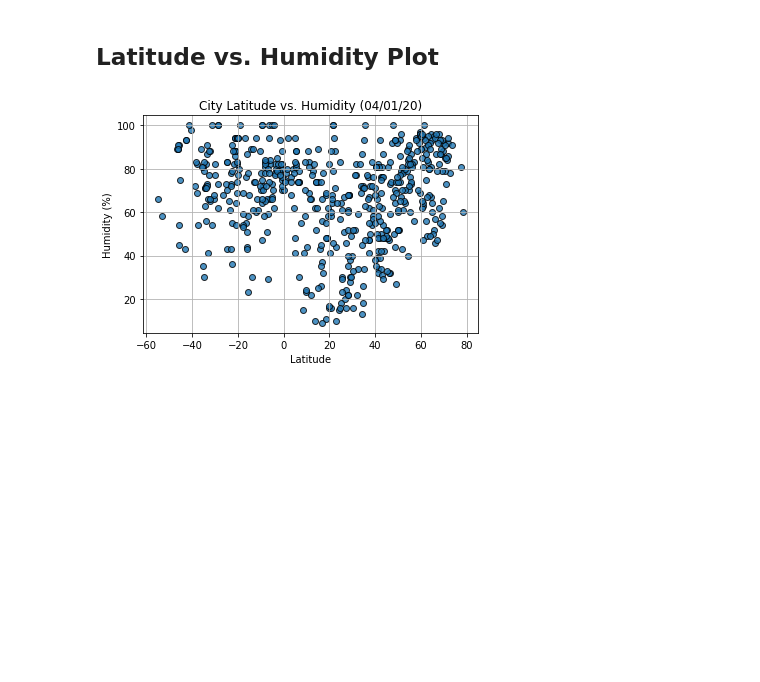
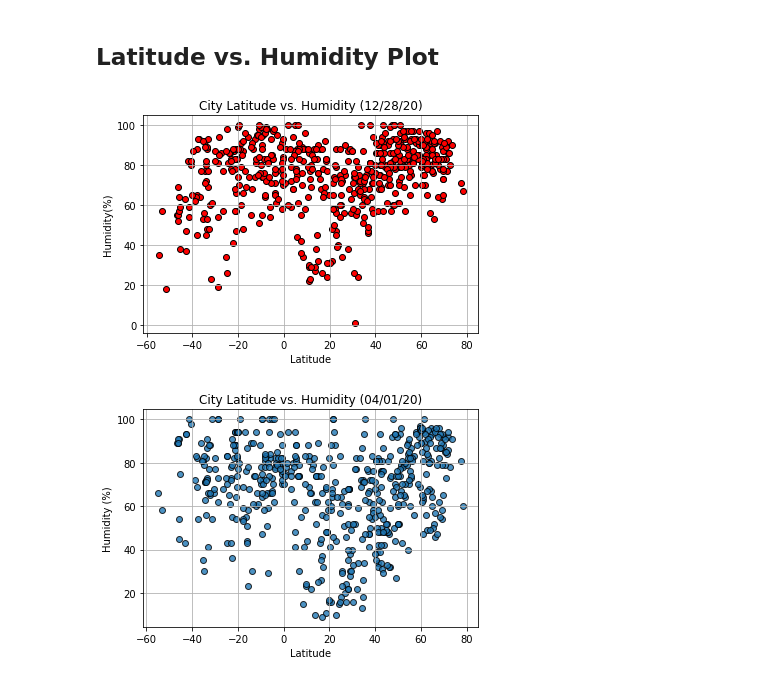
Before and after one commit to jordan-gilmartin/geo-mapping-with-APIs, a Jupyter notebook: WeatherPy/WeatherPy.ipynb, the cells around one changed output. Cells and saved outputs as stored; diff of their text form; code cells hidden in the pictures; blank space fills up the shorter version.

```diff
--- a/WeatherPy/WeatherPy.ipynb
+++ b/WeatherPy/WeatherPy.ipynb
@@ -316,6 +336,17 @@ Int64Index([], dtype='int64')
 [figure]
 # %% [markdown]
 ## Latitude vs. Humidity Plot
+# %%
+x_values = cleanddrop_df["Lat"]
+y_values = cleanddrop_df["Humidity"]
+plt.scatter(x_values, y_values, color="r", marker="o", edgecolors="black")
+plt.xlabel("Latitude")
+plt.ylabel("Humidity(%)")
+plt.title("City Latitude vs. Humidity (12/28/20)")
+plt.grid()
+plt.show()
+# %% [output]
+[figure, added]
 # %%
 # %% [output]
 [figure]
```
Also changed, not shown: parts of 2 cells of this notebook.
